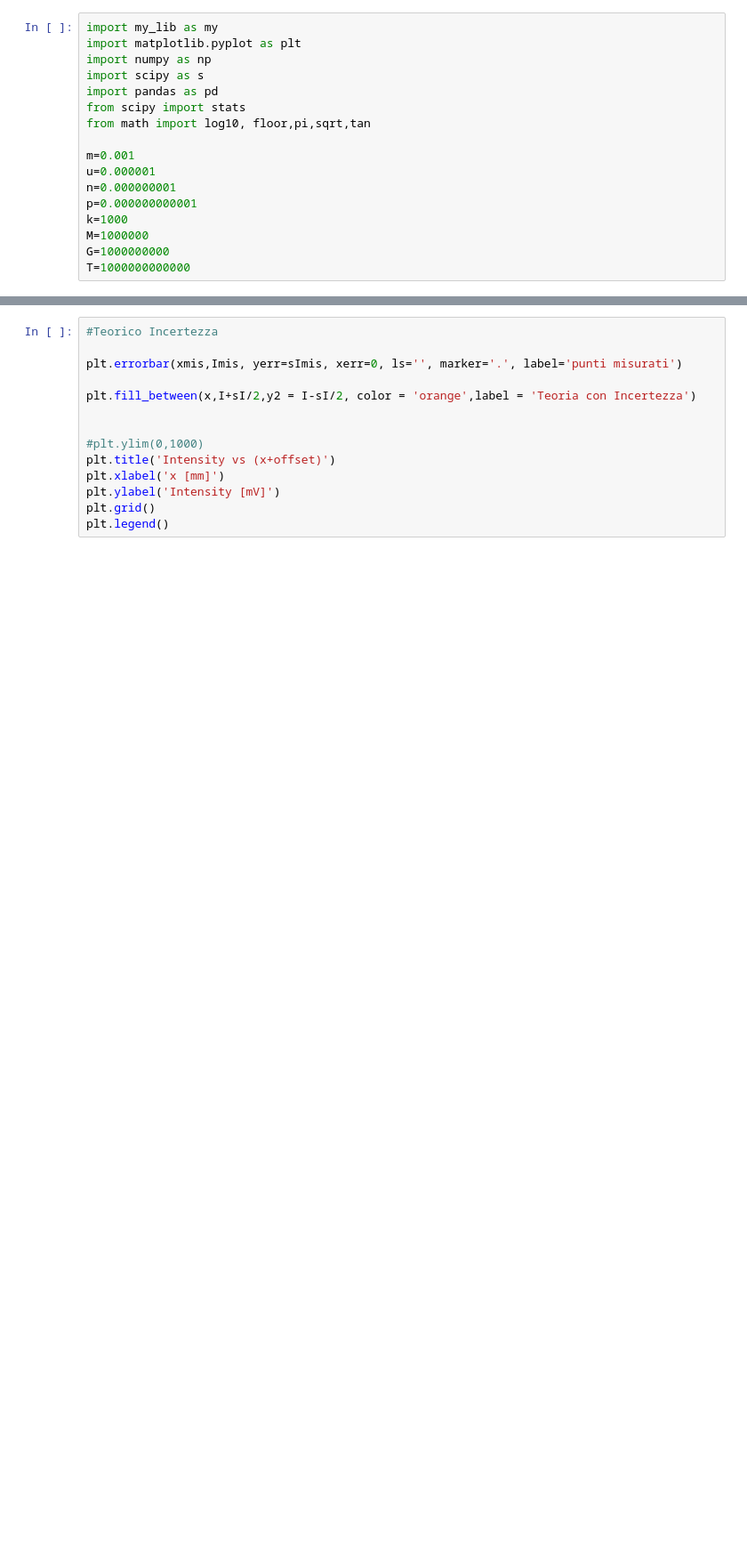
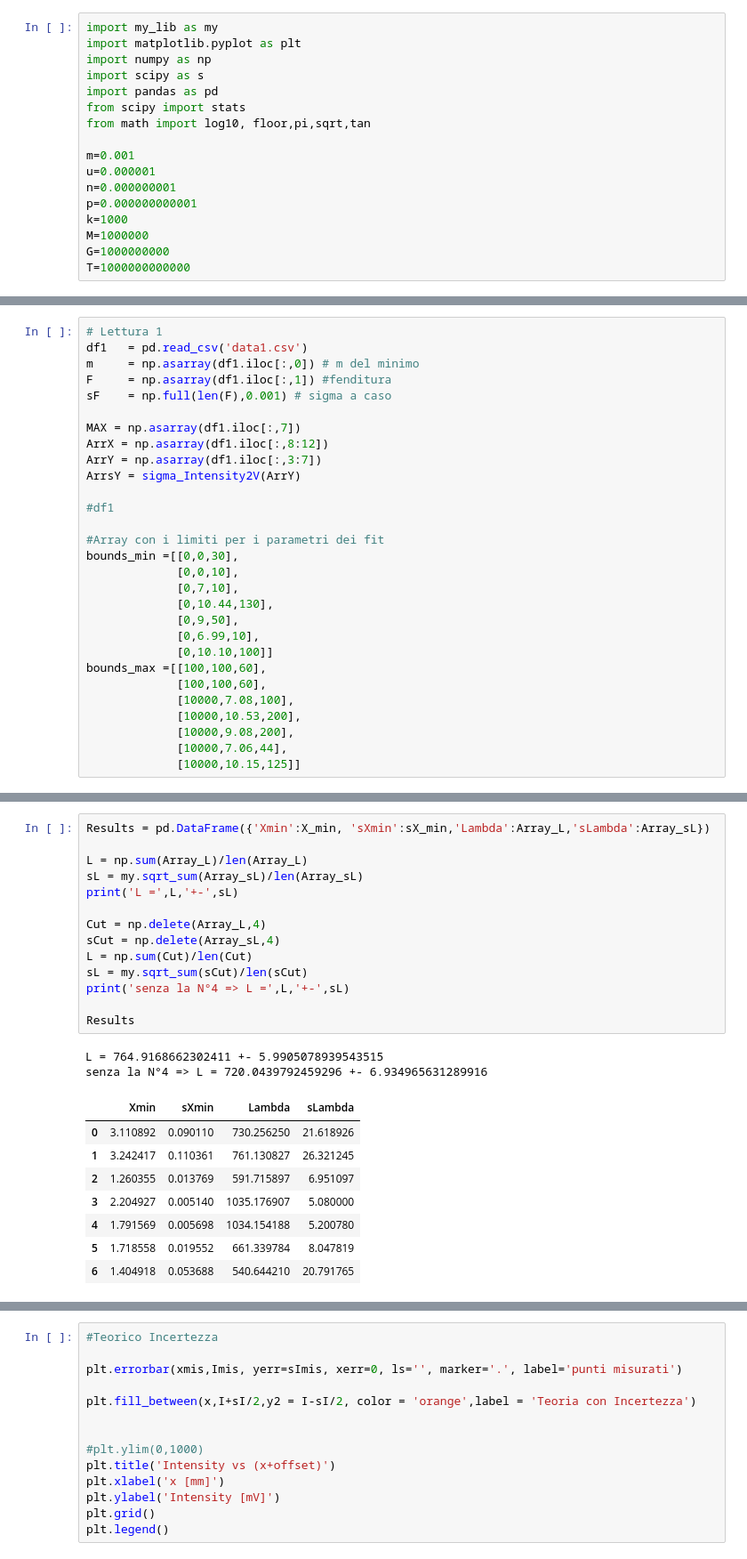
Before and after one commit to Kevin222-hub/Lab_reports, a Jupyter notebook: Ottica_1/Main.ipynb, the cells around one changed output, grey strips where cells are left out. Shown at 89% size. Drawn from its saved outputs; the diff is of its cells as text; blank space fills up the shorter version.

```diff
--- a/Ottica_1/Main.ipynb
+++ b/Ottica_1/Main.ipynb
@@ -31,0 +49,29 @@ def Intensity(B,I0):
+# %%
+# Lettura 1
+df1   = pd.read_csv('data1.csv')
+m     = np.asarray(df1.iloc[:,0]) # m del minimo
+F     = np.asarray(df1.iloc[:,1]) #fenditura
+sF    = np.full(len(F),0.001) # sigma a caso
+
+MAX = np.asarray(df1.iloc[:,7])
+ArrX = np.asarray(df1.iloc[:,8:12])
+ArrY = np.asarray(df1.iloc[:,3:7])
+ArrsY = sigma_Intensity2V(ArrY)
+
+#df1
+
+#Array con i limiti per i parametri dei fit
+bounds_min =[[0,0,30],
+             [0,0,10],
+             [0,7,10],
+             [0,10.44,130],
+             [0,9,50],
+             [0,6.99,10],
+             [0,10.10,100]]
+bounds_max =[[100,100,60],
+             [100,100,60],
+             [10000,7.08,100],
+             [10000,10.53,200],
+             [10000,9.08,200],
+             [10000,7.06,44],
+             [10000,10.15,125]]
@@ -32 +131,26 @@ def Intensity(B,I0):
+# %%
+Results = pd.DataFrame({'Xmin':X_min, 'sXmin':sX_min,'Lambda':Array_L,'sLambda':Array_sL})
+
+L = np.sum(Array_L)/len(Array_L)
+sL = my.sqrt_sum(Array_sL)/len(Array_sL)
+print('L =',L,'+-',sL)
+
+Cut = np.delete(Array_L,4)
+sCut = np.delete(Array_sL,4)
+L = np.sum(Cut)/len(Cut)
+sL = my.sqrt_sum(sCut)/len(sCut)
+print('senza la N°4 => L =',L,'+-',sL)
+
+Results
+# %% [output]
+L = 764.9168662302411 +- 5.9905078939543515
+senza la N°4 => L = 720.0439792459296 +- 6.934965631289916
+|  | Xmin | sXmin | Lambda | sLambda |
+| 0 | 3.110892 | 0.090110 | 730.256250 | 21.618926 |
+| 1 | 3.242417 | 0.110361 | 761.130827 | 26.321245 |
+| 2 | 1.260355 | 0.013769 | 591.715897 | 6.951097 |
+| 3 | 2.204927 | 0.005140 | 1035.176907 | 5.080000 |
+| 4 | 1.791569 | 0.005698 | 1034.154188 | 5.200780 |
+| 5 | 1.718558 | 0.019552 | 661.339784 | 8.047819 |
+| 6 | 1.404918 | 0.053688 | 540.644210 | 20.791765 |
 # %%
```
Also changed, not shown: parts of 23 cells of this notebook, 2 other files.
